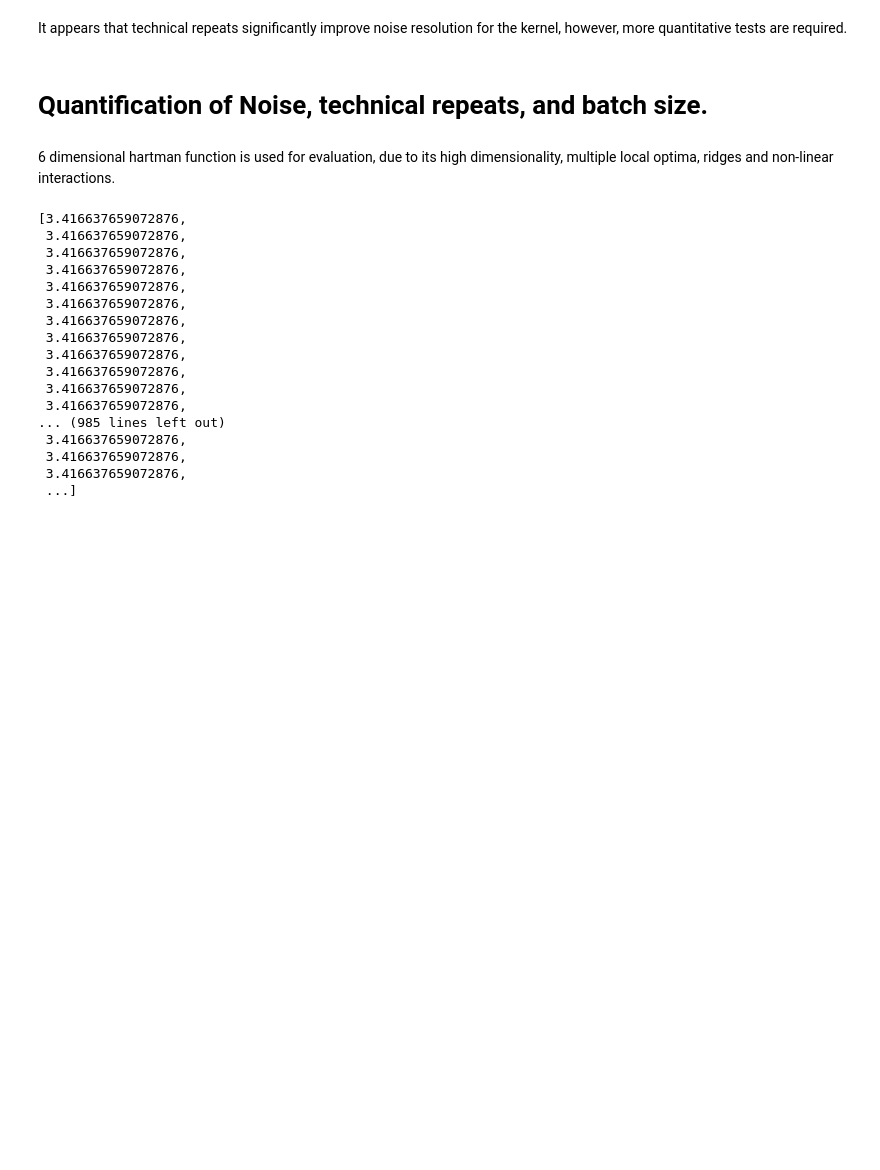
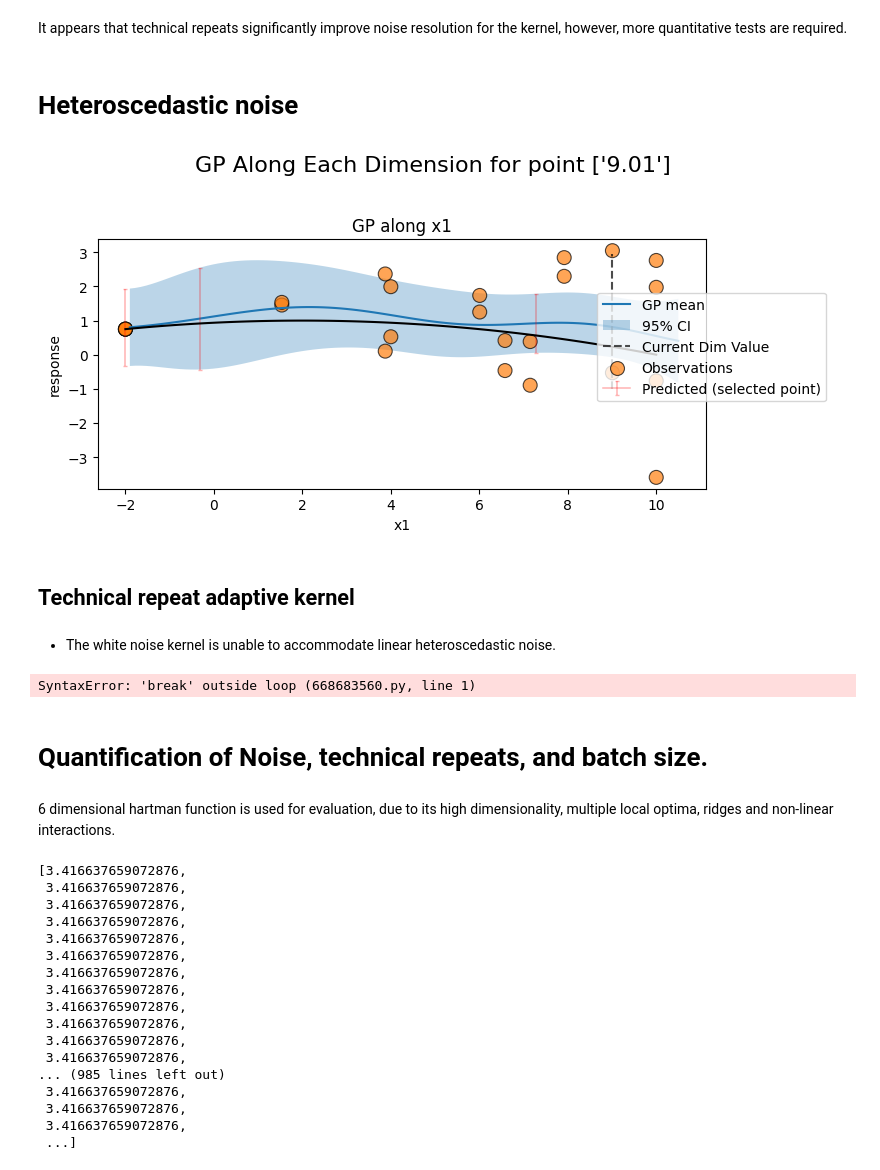
Before and after one commit to Sauciu1/BO-Coli, a Jupyter notebook: notebooks/batch_bayesian_test.ipynb, the cells around one changed output. Cells and saved outputs as stored; diff of their text form; code cells hidden in the pictures; blank space fills up the shorter version.

```diff
--- a/notebooks/batch_bayesian_test.ipynb
+++ b/notebooks/batch_bayesian_test.ipynb
@@ -345,5 +346,24 @@ plot_test()
 # %% [markdown]
 It appears that technical repeats significantly improve noise resolution for the kernel, however, more quantitative tests are required.
+# %% [markdown]
+# Heteroscedastic noise
+# %%
+def noise_fn_low(x, y= None):
+    return y + np.random.normal(0, 2)*(x['x1']+2)/12
+
+
+runs = tester.run(GammaNoiseSGP, n_runs=4, technical_repeats=2, batch_size=3, noise_fn=noise_fn_low, plot_each=False).plot_GP(GammaNoiseSGP, figsize=(8, 4))
+plot_test()
+# %% [output]
+[figure, added]
+# %% [markdown]
+## Technical repeat adaptive kernel
+# %% [markdown]
+* The white noise kernel is unable to accommodate linear heteroscedastic noise.
+# %%
+break
+# %% [output]
+SyntaxError: 'break' outside loop (668683560.py, line 1)
 # %% [markdown]
 # Quantification of Noise, technical repeats, and batch size.
 # %% [markdown]
```
Also changed, not shown: parts of 18 cells of this notebook, 2 other files.
